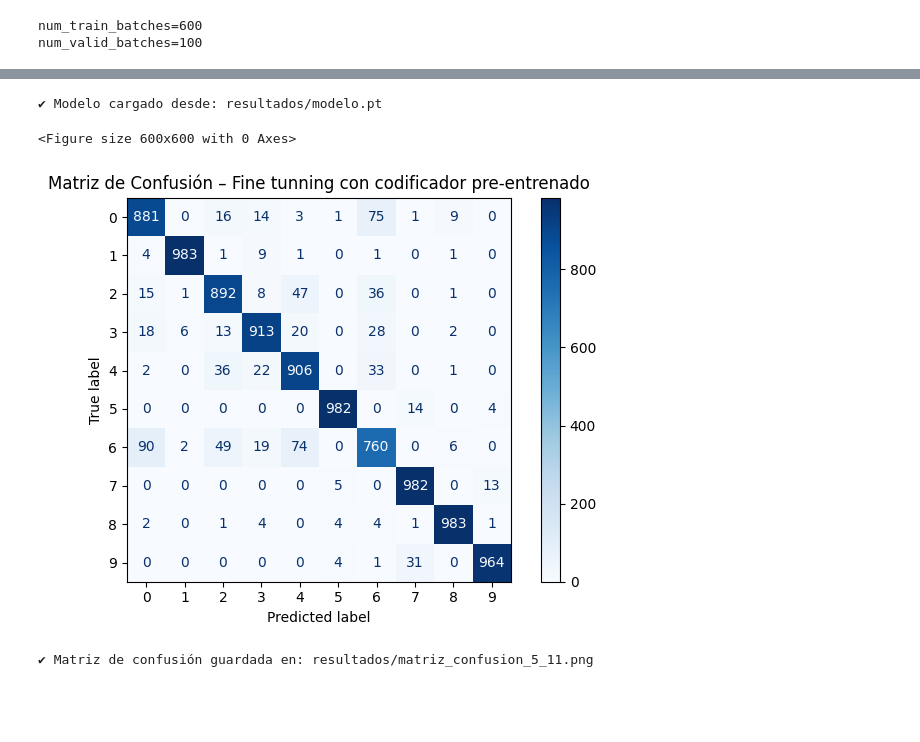
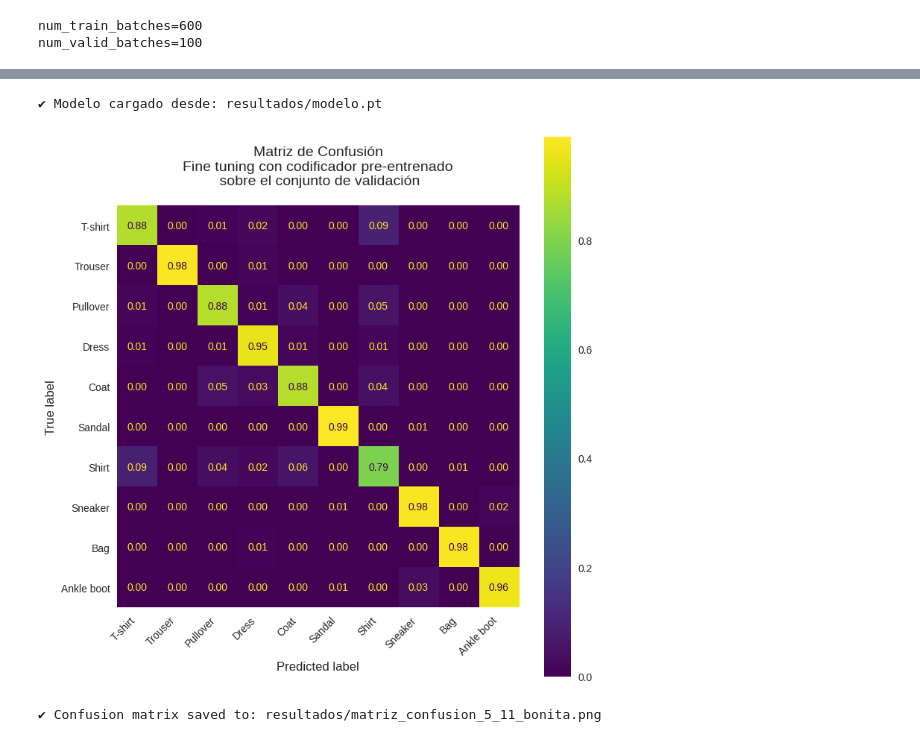
Before and after one commit to florbrunello/RN-Convolutional-Classifier, a Jupyter notebook: Experimentos/2/train.ipynb, the cells around one changed output, grey strips where cells are left out. Drawn from its saved outputs; the diff is of its cells as text; code cells hidden in the pictures; blank space fills up the shorter version.

```diff
--- a/Experimentos/2/train.ipynb
+++ b/Experimentos/2/train.ipynb
@@ -587,51 +582,72 @@ from sklearn.metrics import confusion_matrix, ConfusionMatrixDisplay
 device = torch.device("cuda" if torch.cuda.is_available() else "cpu")
 
 # ---------------------------------------------------------
-#   1) Cargar el modelo entrenado
+#   1) Reconstruir y cargar el modelo entrenado desde carpeta "resultados"
 # ---------------------------------------------------------
 model_path = "resultados/modelo.pt"
 
-clasificador = model.to(device)
+# Se asume que la clase Clasificadora y el autoencoder ya están definidos en celdas anteriores
+clasificador = Clasificadora(encoder=autoencoder.encoder).to(device)
 clasificador.load_state_dict(torch.load(model_path, map_location=device))
 clasificador.eval()
 
 print("✔ Modelo cargado desde:", model_path)
 
+# Nombres de clases para Fashion-MNIST
+class_names = [
+    "T-shirt", "Trouser", "Pullover", "Dress", "Coat",
+    "Sandal", "Shirt", "Sneaker", "Bag", "Ankle boot"
+]
+
 # ---------------------------------------------------------
-#   2) Obtener predicciones sobre conjunto VALID
+#   2) Obtener predicciones sobre conjunto VALID usando valid_loader
 # ---------------------------------------------------------
 y_true = []
 y_pred = []
 
 with torch.no_grad():
     for x, labels in valid_loader:
         x, labels = x.to(device), labels.to(device)
 
         outputs = clasificador(x)
         preds = torch.argmax(outputs, dim=1)
 
         y_true.extend(labels.cpu().numpy())
         y_pred.extend(preds.cpu().numpy())
 
 # ---------------------------------------------------------
-#   3) Matriz de confusión
+#   3) Matriz de confusión (normalizada, paleta "magma")
 # ---------------------------------------------------------
 cm = confusion_matrix(y_true, y_pred)
+cm_norm = cm.astype("float") / cm.sum(axis=1, keepdims=True)
 
-plt.figure(figsize=(6, 6))
-disp = ConfusionMatrixDisplay(confusion_matrix=cm)
-disp.plot(cmap="Blues", values_format="d")
+plt.style.use("seaborn-v0_8")
+fig, ax = plt.subplots(figsize=(8, 8))
 
-plt.title("Matriz de Confusión – Fine tunning con codificador pre-entrenado")
+# Paleta más elegante y con buen contraste
+cmap = "viridis"
+
+disp = ConfusionMatrixDisplay(confusion_matrix=cm_norm, display_labels=class_names)
+disp.plot(cmap=cmap, values_format=".2f", ax=ax, colorbar=True)
+
+# Sin líneas de grid
+ax.grid(False)
+
+ax.set_title("Matriz de Confusión\nFine tuning con codificador pre-entrenado\n sobre el conjunto de validación", fontsize=14, pad=20)
+ax.set_xlabel("Predicted label", fontsize=12)
+ax.set_ylabel("True label", fontsize=12)
+plt.xticks(rotation=45, ha="right", fontsize=10)
+plt.yticks(fontsize=10)
+
 plt.tight_layout()
 
-out_png = "resultados/matriz_confusion_5_11.png"
+out_png = "resultados/matriz_confusion_5_11_bonita.png"
+os.makedirs("resultados", exist_ok=True)
 plt.savefig(out_png, dpi=300)
 plt.show()
 
-print("✔ Matriz de confusión guardada en:", out_png)
+print("✔ Confusion matrix saved to:", out_png)
 # %% [output]
 ✔ Modelo cargado desde: resultados/modelo.pt
+[figure, new version]
-<Figure size 600x600 with 0 Axes>
+✔ Confusion matrix saved to: resultados/matriz_confusion_5_11_bonita.png
-[figure, old version]
-✔ Matriz de confusión guardada en: resultados/matriz_confusion_5_11.png
```
Also changed, not shown: parts of 9 cells of this notebook, 10 other files.
